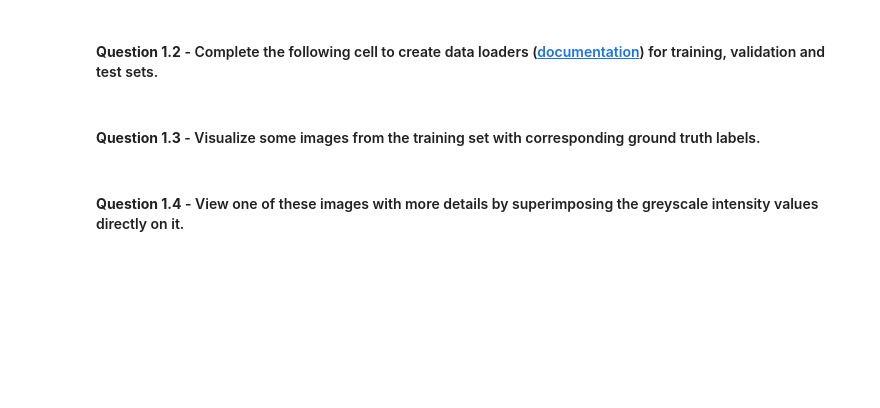
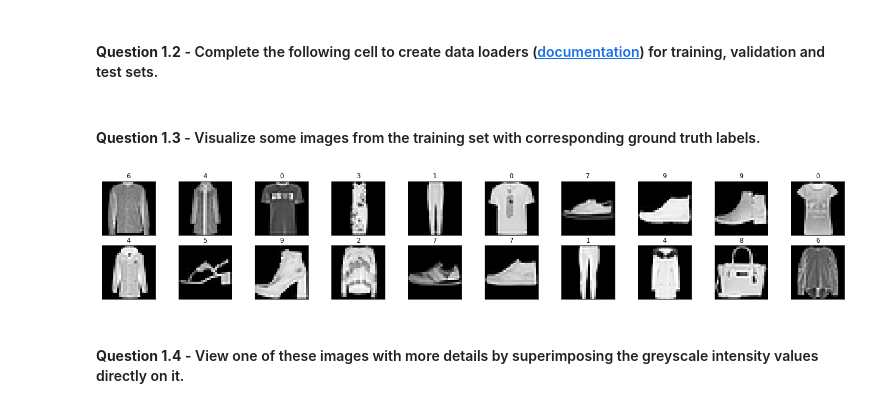
Before and after one commit to mm0806son/2110D_DeepLearning, a Jupyter notebook: lab-session-5-fashion-MNIST_Zijie NING.ipynb, the cells around one changed output. Cells and saved outputs as stored; diff of their text form; code cells hidden in the pictures; blank space fills up the shorter version.

```diff
--- a/lab-session-5-fashion-MNIST_Zijie NING.ipynb
+++ b/lab-session-5-fashion-MNIST_Zijie NING.ipynb
@@ -58,2 +74,10 @@ test_data = datasets.FashionMNIST(root = 'data', train = False, download = True,
 # %% [markdown]
 #### **Question 1.1** - Fashion-MNIST is a dataset consisting of a training set of A examples and a test set of B examples. Each example is a CxC grayscale image, associated with a label from D classes. What are the values for A, B, C and D? <a class="anchor" id="question_1_1"></a>
+# %%
+num_train, num_test = len(train_data), len(test_data)
+print('A = number of training data =', num_train, '\n'+'B = number of test data =', num_test)
+#images, labels = data_iter.next() # obtain one batch from the train set
+#images = images.numpy()
+num_pixel = len(np.squeeze(images[1]))
+num_class = len(train_data.classes)
+print('C = number of pixel =', num_pixel, '\n'+'D = number of class =', num_class)
@@ -73,12 +104,20 @@ batch_size = 20
 valid_size = 0.2
 
 def create_data_loaders(batch_size, valid_size, train_data, test_data): # FUNCTION TO BE COMPLETED
+  # obtain training indices that will be used for validation
+  indices = list(range(num_train))
+  np.random.shuffle(indices)
+  split = int(np.floor(valid_size * num_train))
+  train_index, valid_index = indices[split:], indices[:split]
 
+  # define samplers for obtaining training and validation batches
+  train_sampler = SubsetRandomSampler(train_index)
+  valid_sampler = SubsetRandomSampler(valid_index)
 
-
-
-
-
+  # prepare data loaders
+  test_loader = torch.utils.data.DataLoader(test_data, batch_size = batch_size)
+  train_loader = torch.utils.data.DataLoader(train_data, batch_size = batch_size, sampler = train_sampler)
+  valid_loader = torch.utils.data.DataLoader(train_data, batch_size = batch_size, sampler = valid_sampler)
 
   return train_loader, valid_loader, test_loader
 # %%
@@ -93,2 +127,19 @@ import numpy as np
+# %%
+# CELL TO BE COMPLETED
+import matplotlib.pyplot as plt
+import numpy as np
+%matplotlib inline
+
+data_iter = iter(train_loader)
+images, labels = data_iter.next() # obtain one batch from the train set
+images = images.numpy()
+# plot images in the batch, along with the corresponding labels
+fig = plt.figure(figsize=(25, 4))
+for idx in np.arange(20):
+    ax = fig.add_subplot(2, 10, idx+1, xticks=[], yticks=[])
+    ax.imshow(np.squeeze(images[idx]), cmap='gray') # .npsqueeze removes single-dimensional entries from the shape of an array
+    ax.set_title(str(labels[idx].item())) # .item() gets the value contained in a Tensor
+# %% [output]
+[figure, added]
 # %% [markdown]
 #### **Question 1.4** - View one of these images with more details by superimposing the greyscale intensity values directly on it. <a class="anchor" id="question_1_4"></a>
```
Also changed, not shown: parts of 6 cells of this notebook.
